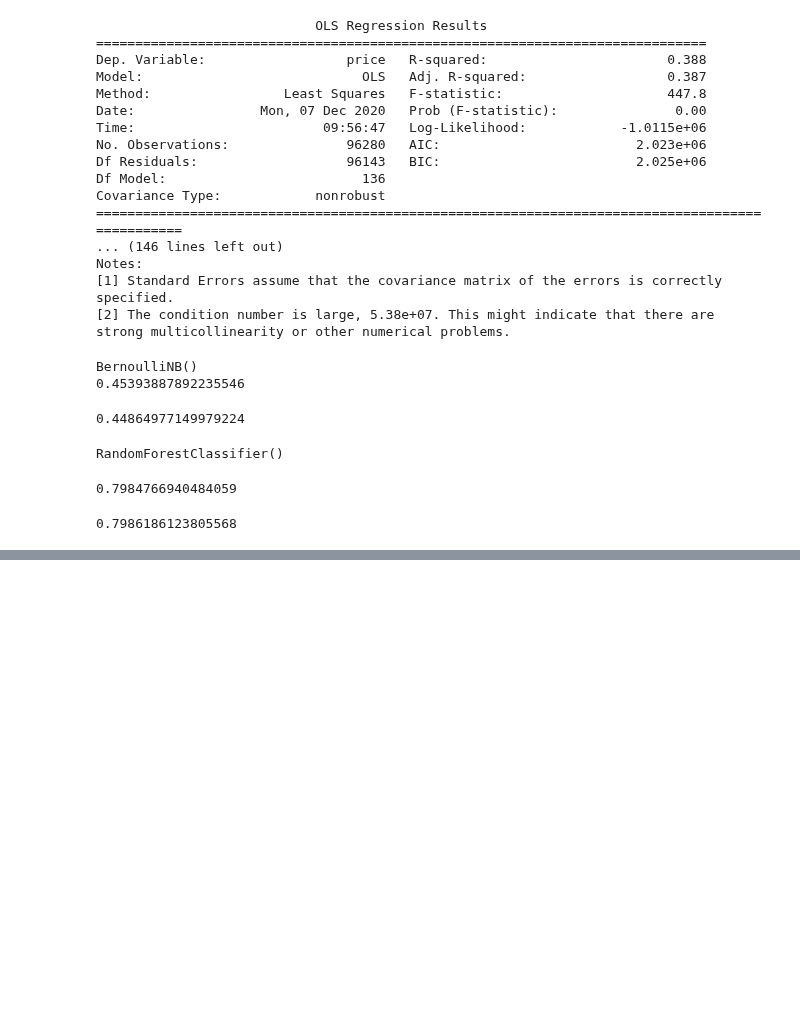
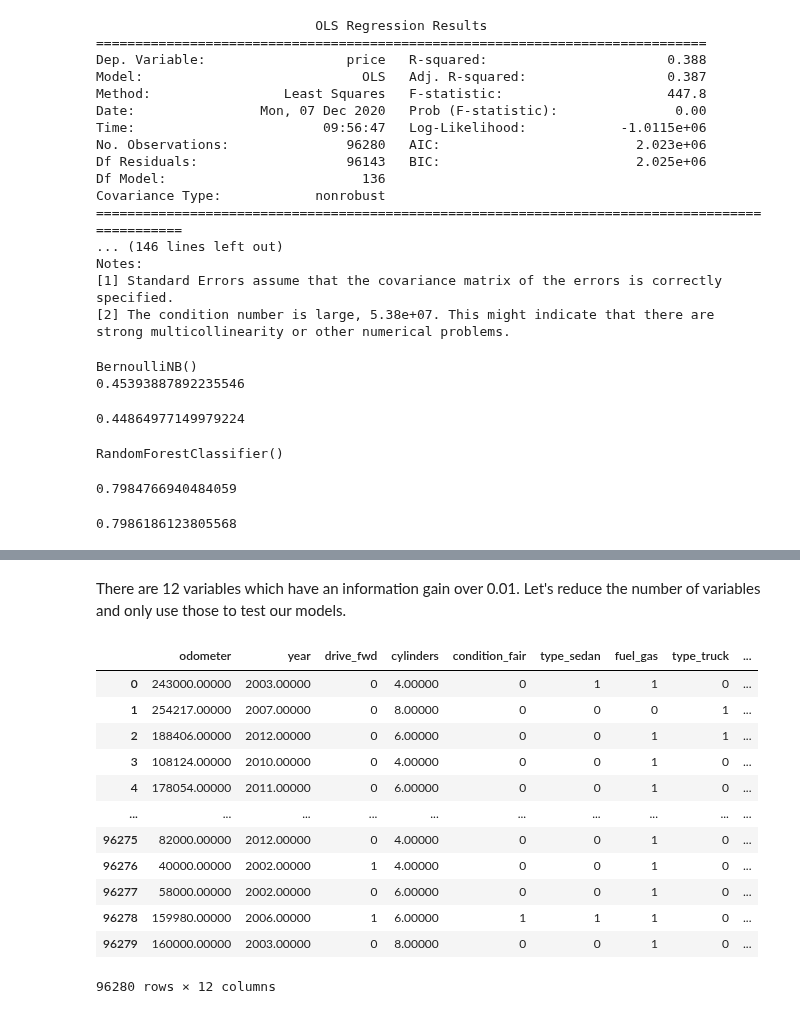
Before and after one commit to matthiasronnau/BANA-212-Final-Project, a Jupyter notebook: BANA-212 Final Project.ipynb, the cells around one changed output, grey strips where cells are left out. Drawn from its saved outputs; the diff is of its cells as text; code cells hidden in the pictures; blank space fills up the shorter version.

```diff
--- a/BANA-212 Final Project.ipynb
+++ b/BANA-212 Final Project.ipynb
@@ -470,3 +468,14 @@ model.score(X_test, y_test)
 cross_val_score(RandomForestClassifier(), X, y, cv = 10).mean()
 # %% [output]
 0.7986186123805568
+# %%
+mutual_info = mutual_info_classif
+info = mutual_info(X_train, y_train)
+info_dict = dict(list(enumerate(info)))
+values = sorted(info_dict.values(), reverse = True)
+# %%
+info_gain = pd.DataFrame(info_dict, index = [0]).transpose()
+info_gain.columns = ["info_gain"]
+info_gain["variable"] = list(X.columns)
+info_gain = info_gain.iloc[:, [-1,0]].sort_values(by = "info_gain", ascending = False)
+info_gain.head(10)
@@ -472,0 +494,23 @@ cross_val_score(RandomForestClassifier(), X, y, cv = 10).mean()
+# %% [markdown]
+There are 12 variables which have an information gain over 0.01. Let's reduce the number of variables and only use those to test our models.
+# %%
+top_12 = list(info_gain[0:12].index)
+# %%
+X_cut = cars_price_binned.iloc[:, 1:].iloc[:, top_12]
+y = cars_price_binned.iloc[:, 0]
+# %%
+X_cut
+# %% [output]
+|  | odometer | year | drive_fwd | cylinders | condition_fair | type_sedan | fuel_gas | type_truck | ... |
+| 0 | 243000.00000 | 2003.00000 | 0 | 4.00000 | 0 | 1 | 1 | 0 | ... |
+| 1 | 254217.00000 | 2007.00000 | 0 | 8.00000 | 0 | 0 | 0 | 1 | ... |
+| 2 | 188406.00000 | 2012.00000 | 0 | 6.00000 | 0 | 0 | 1 | 1 | ... |
+| 3 | 108124.00000 | 2010.00000 | 0 | 4.00000 | 0 | 0 | 1 | 0 | ... |
+| 4 | 178054.00000 | 2011.00000 | 0 | 6.00000 | 0 | 0 | 1 | 0 | ... |
+| ... | ... | ... | ... | ... | ... | ... | ... | ... | ... |
+| 96275 | 82000.00000 | 2012.00000 | 0 | 4.00000 | 0 | 0 | 1 | 0 | ... |
+| 96276 | 40000.00000 | 2002.00000 | 1 | 4.00000 | 0 | 0 | 1 | 0 | ... |
+| 96277 | 58000.00000 | 2002.00000 | 0 | 6.00000 | 0 | 0 | 1 | 0 | ... |
+| 96278 | 159980.00000 | 2006.00000 | 1 | 6.00000 | 1 | 1 | 1 | 0 | ... |
+| 96279 | 160000.00000 | 2003.00000 | 0 | 8.00000 | 0 | 0 | 1 | 0 | ... |
+96280 rows × 12 columns
```
Also changed, not shown: parts of 12 cells of this notebook.
